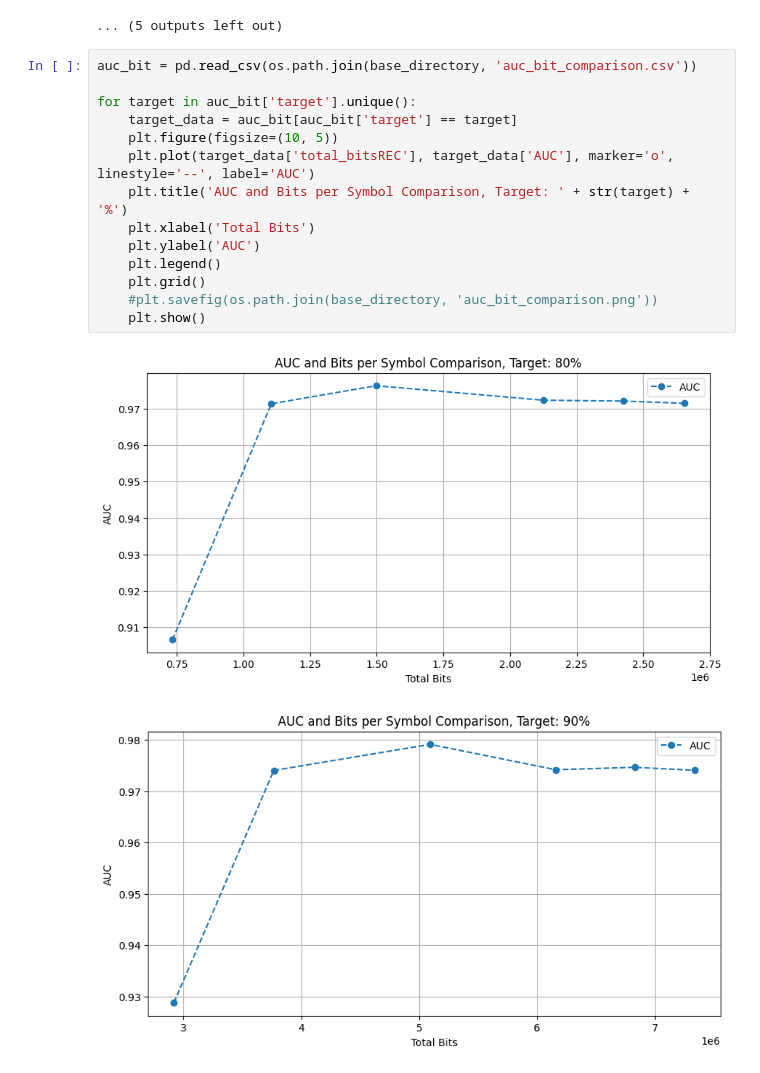
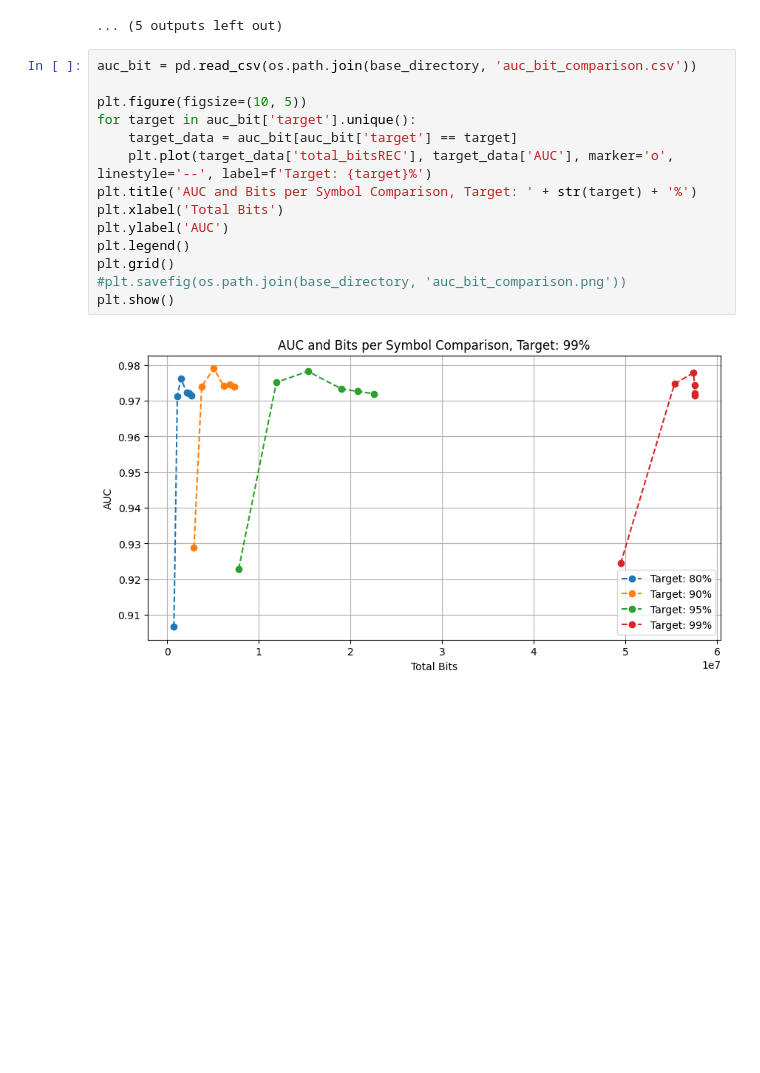
Before and after one commit to PolCeru/CSI-Compression, a Jupyter notebook: presence/PCA_compression_presence.ipynb, the cells around one changed output. Cells and saved outputs as stored; diff of their text form; blank space fills up the shorter version.

Commit message:
better graphs

```diff
--- a/presence/PCA_compression_presence.ipynb
+++ b/presence/PCA_compression_presence.ipynb
@@ -771,17 +771,16 @@ Final Cumulative Explained Variance: 0.9511163627196914
 # %%
 auc_bit = pd.read_csv(os.path.join(base_directory, 'auc_bit_comparison.csv'))
 
+plt.figure(figsize=(10, 5))
 for target in auc_bit['target'].unique():
     target_data = auc_bit[auc_bit['target'] == target]
-    plt.figure(figsize=(10, 5))
-    plt.plot(target_data['total_bitsREC'], target_data['AUC'], marker='o', linestyle='--', label='AUC')
-    plt.title('AUC and Bits per Symbol Comparison, Target: ' + str(target) + '%')
-    plt.xlabel('Total Bits')
-    plt.ylabel('AUC')
-    plt.legend()
-    plt.grid()
-    #plt.savefig(os.path.join(base_directory, 'auc_bit_comparison.png'))
-    plt.show()
+    plt.plot(target_data['total_bitsREC'], target_data['AUC'], marker='o', linestyle='--', label=f'Target: {target}%')
+plt.title('AUC and Bits per Symbol Comparison, Target: ' + str(target) + '%')
+plt.xlabel('Total Bits')
+plt.ylabel('AUC')
+plt.legend()
+plt.grid()
+#plt.savefig(os.path.join(base_directory, 'auc_bit_comparison.png'))
+plt.show()
 # %% [output]
-[figure, old version]
+[figure, new version]
-[figure, removed]
```
Also changed, not shown: parts of 2 cells of this notebook, 1 other file.
